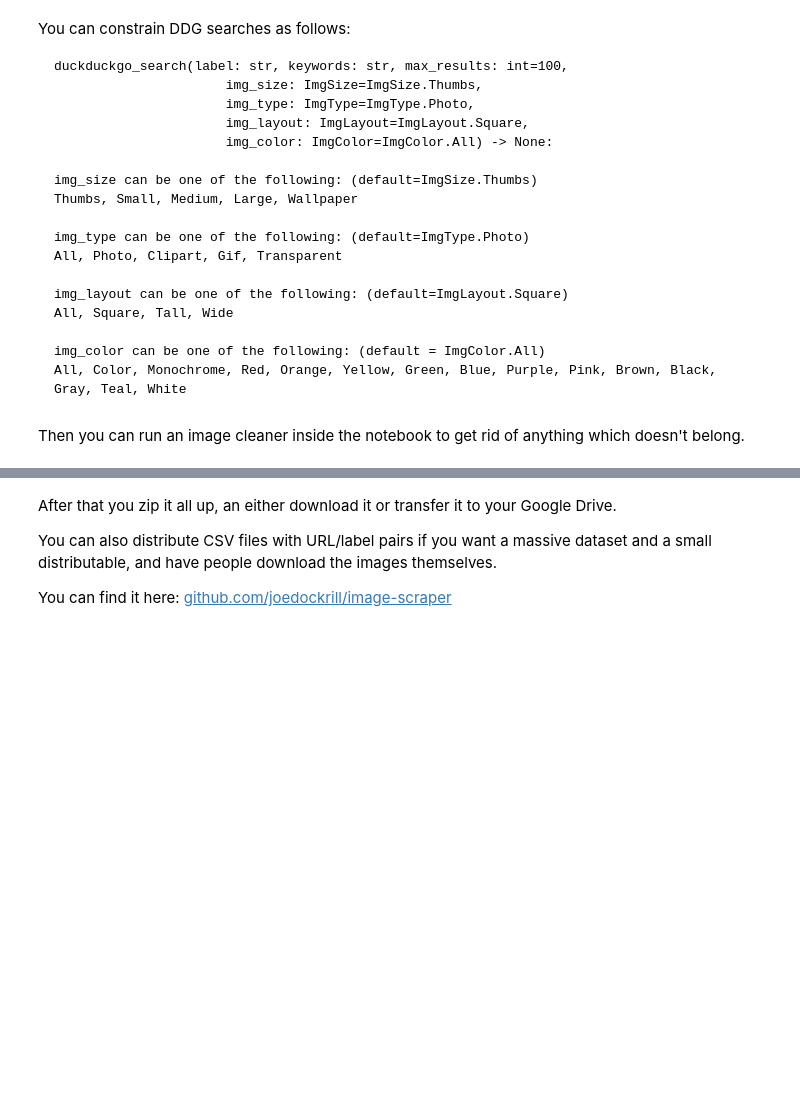
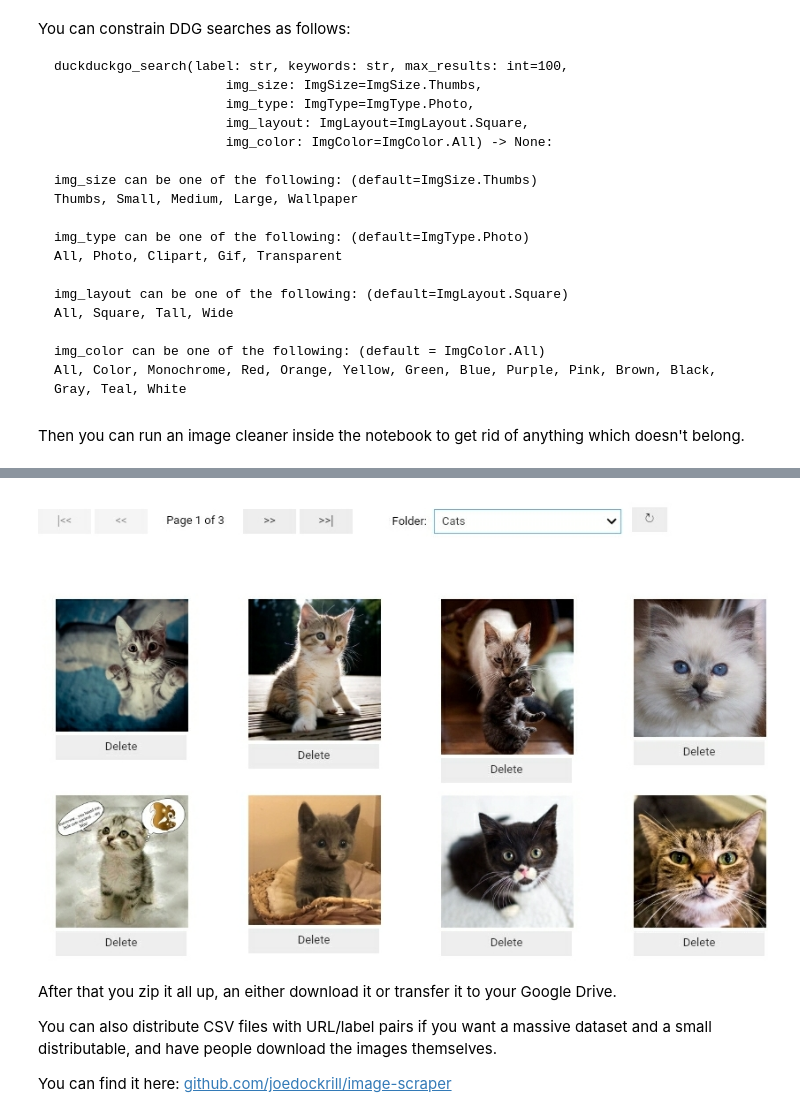
Before and after one commit to joedockrill/blog, a Jupyter notebook: _notebooks/2020-07-13-Image-scraping-duckduckgo-and-google.ipynb, the cells around one changed output, grey strips where cells are left out. Drawn from its saved outputs; the diff is of its cells as text; code cells hidden in the pictures; blank space fills up the shorter version.

```diff
--- a/_notebooks/2020-07-13-Image-scraping-duckduckgo-and-google.ipynb
+++ b/_notebooks/2020-07-13-Image-scraping-duckduckgo-and-google.ipynb
@@ -10,11 +10,11 @@
 #hide
 from IPython.display import Image as IPImage
 
-def show_image(url):
+def url_image(url):
   display(IPImage(url=url))
 
-def blog_image(fn):
-  show_image("https://joedockrill.github.io/blog/images/" + fn)
+def local_image(fn):
+  display(IPImage(filename=fn))
 # %% [markdown]
 I’ve written a notebook for scraping images from DuckDuckGo and Google for the purpose of creating DL datasets.
 # %% [markdown]
@@ -51,5 +51,5 @@ All, Color, Monochrome, Red, Orange, Yellow, Green, Blue, Purple, Pink, Brown, B
 Then you can run an image cleaner inside the notebook to get rid of anything which doesn't belong.
 # %%
 #hide_input
-blog_image("scr_clean.jpg")
+local_image("scr_clean.jpg")
 # %% [output]
@@ -57,3 +56,4 @@ blog_image("scr_clean.jpg")
+[figure, added]
 # %% [markdown]
 After that you zip it all up, an either download it or transfer it to your Google Drive.
 
```
Also changed, not shown: parts of 1 cell of this notebook.
